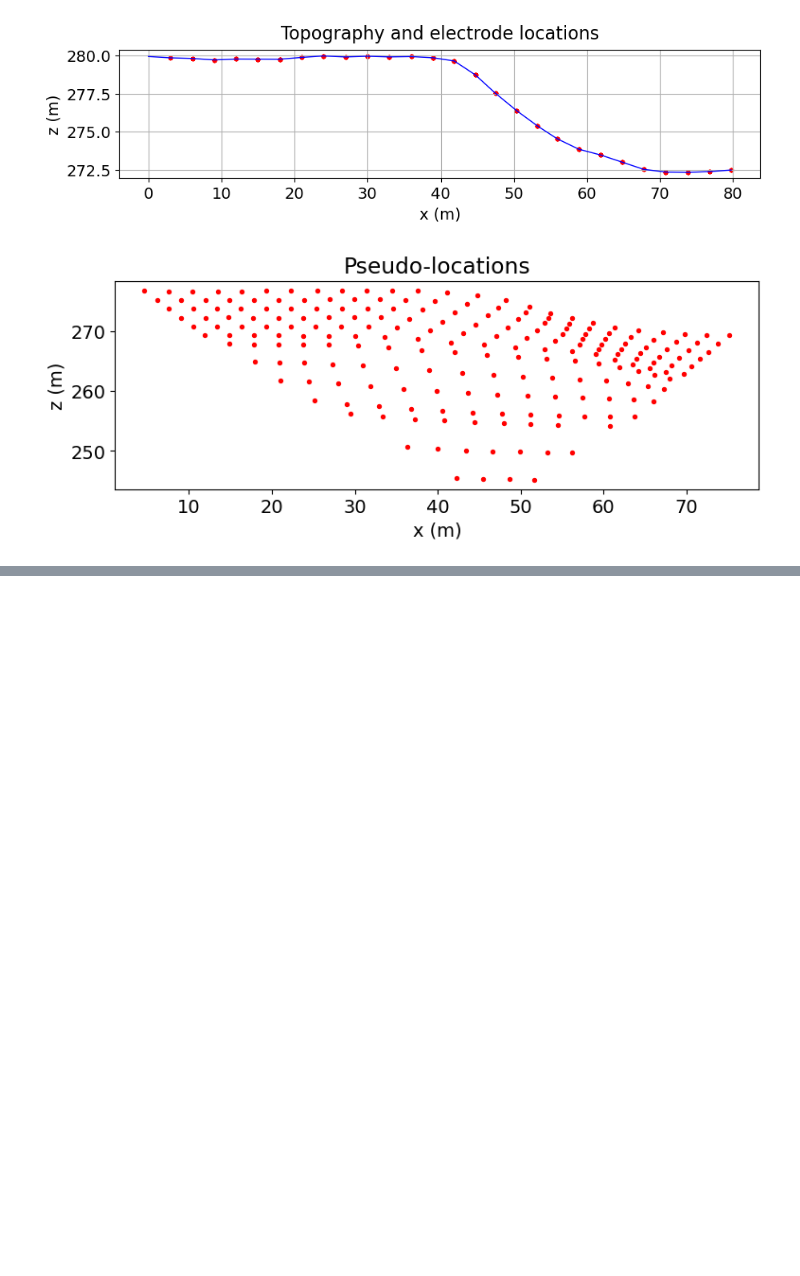
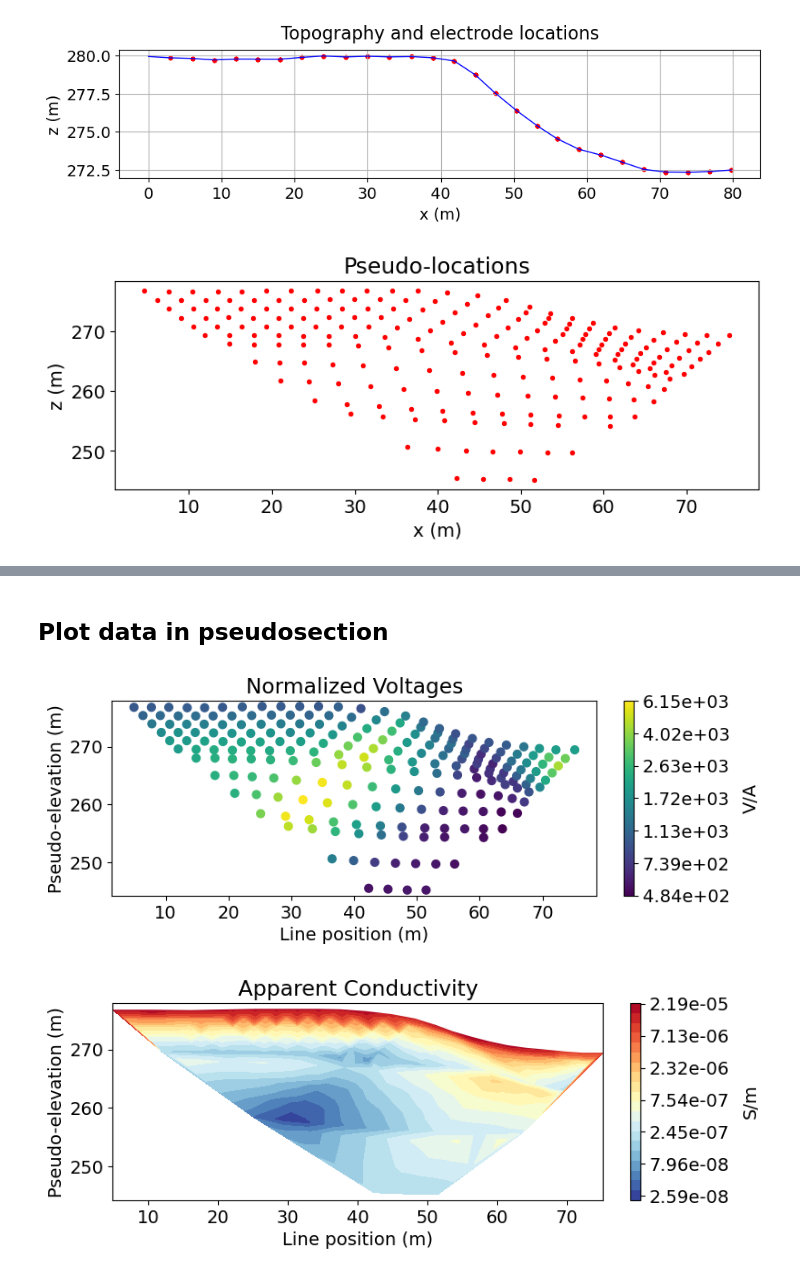
Before and after one commit to rbcmendoza/eosc-556b-project, a Jupyter notebook: phase1.ipynb, the cells around one changed output, grey strips where cells are left out. Cells and saved outputs as stored; diff of their text form; code cells hidden in the pictures; blank space fills up the shorter version.

```diff
--- a/phase1.ipynb
+++ b/phase1.ipynb
@@ -270,0 +381,10 @@ plt.show()
+# %%
+# Conductivity map. Model parameters are conductivities for all active cells.
+conductivity_map = maps.InjectActiveCells(mesh, active_cells, 1/air_resistivity)
+
+resistivity_map = maps.InjectActiveCells(mesh, active_cells, air_resistivity)
+
+# # Resistivity map. Model parameters are log-resistivities for all active cells.
+# log_resistivity_map = maps.InjectActiveCells(
+#     mesh, active_cells, 1 / air_conductivity
+# ) * maps.ExpMap(nP=n_active)
@@ -270,0 +427,5 @@ plt.show()
+# %%
+# DC simulation for a conductivity model
+simulation_con = dc.simulation_2d.Simulation2DNodal(
+    mesh, survey=survey, sigmaMap=conductivity_map
+)
@@ -270,0 +454,39 @@ plt.show()
+# %% [markdown]
+## Plot data in pseudosection
+# %%
+# Plot voltages pseudo-section
+fig = plt.figure(figsize=(8, 2.75))
+ax1 = fig.add_axes([0.1, 0.15, 0.75, 0.78])
+plot_pseudosection(
+    survey,
+    dobs=np.abs(dpred_con),
+    plot_type="scatter",
+    ax=ax1,
+    scale="log",
+    cbar_label="V/A",
+    scatter_opts={"cmap": mpl.cm.viridis},
+)
+ax1.set_title("Normalized Voltages")
+plt.show()
+
+# Get apparent conductivities from volts and survey geometry
+apparent_conductivities = 1 / apparent_resistivity_from_voltage(survey, dpred_con)
+
+# Plot apparent conductivity pseudo-section
+fig = plt.figure(figsize=(8, 2.75))
+ax1 = fig.add_axes([0.1, 0.15, 0.75, 0.78])
+plot_pseudosection(
+    survey,
+    dobs=apparent_conductivities,
+    plot_type="contourf",
+    ax=ax1,
+    scale="log",
+    cbar_label="S/m",
+    mask_topography=True,
+    contourf_opts={"levels": 20, "cmap": mpl.cm.RdYlBu_r},
+)
+ax1.set_title("Apparent Conductivity")
+plt.show()
+# %% [output]
+[figure, added]
+[figure, added]
```
Also changed, not shown: parts of 20 cells of this notebook.
